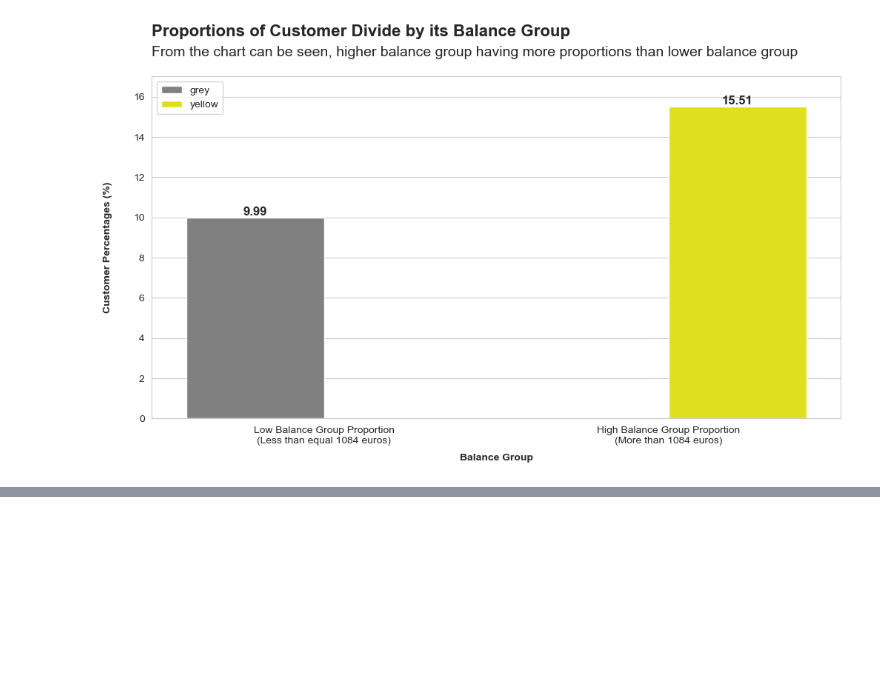
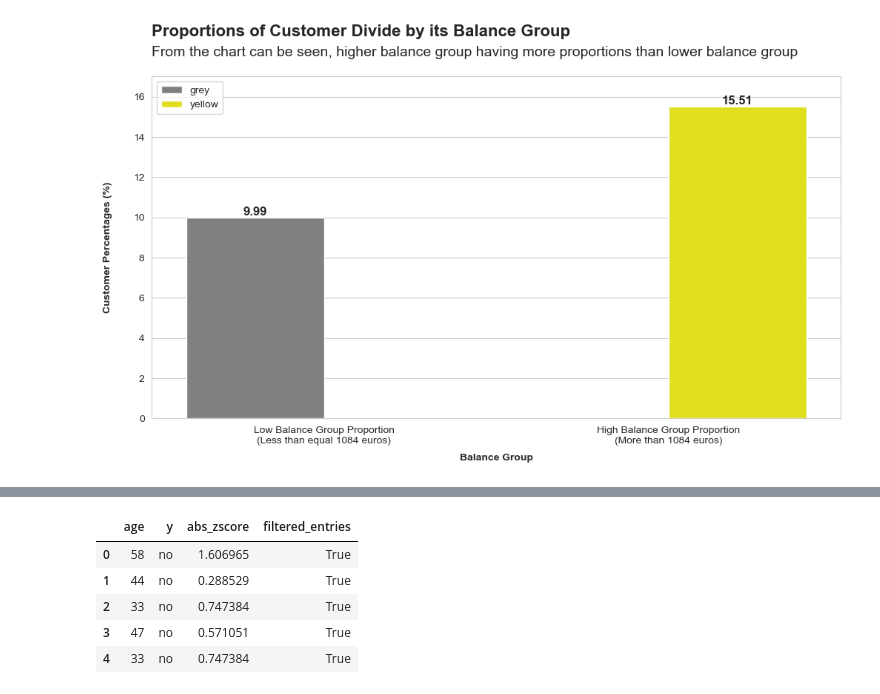
Before and after one commit to bagusatya08/Term-Deposit-Potential-Customer-Prediction, a Jupyter notebook: stage-1/eda-insight-visualization.ipynb, the cells around one changed output, grey strips where cells are left out. Saved outputs shown, nothing was run; the diff lists cells and outputs as text; code cells hidden in the pictures; blank space fills up the shorter version.

```diff
--- a/stage-1/eda-insight-visualization.ipynb
+++ b/stage-1/eda-insight-visualization.ipynb
@@ -990,0 +1017,9 @@ plt.show()
+# %%
+data_used.head()
+# %% [output]
+|  | age | y | abs_zscore | filtered_entries |
+| 0 | 58 | no | 1.606965 | True |
+| 1 | 44 | no | 0.288529 | True |
+| 2 | 33 | no | 0.747384 | True |
+| 3 | 47 | no | 0.571051 | True |
+| 4 | 33 | no | 0.747384 | True |
```
Also changed, not shown: parts of 26 cells of this notebook.
